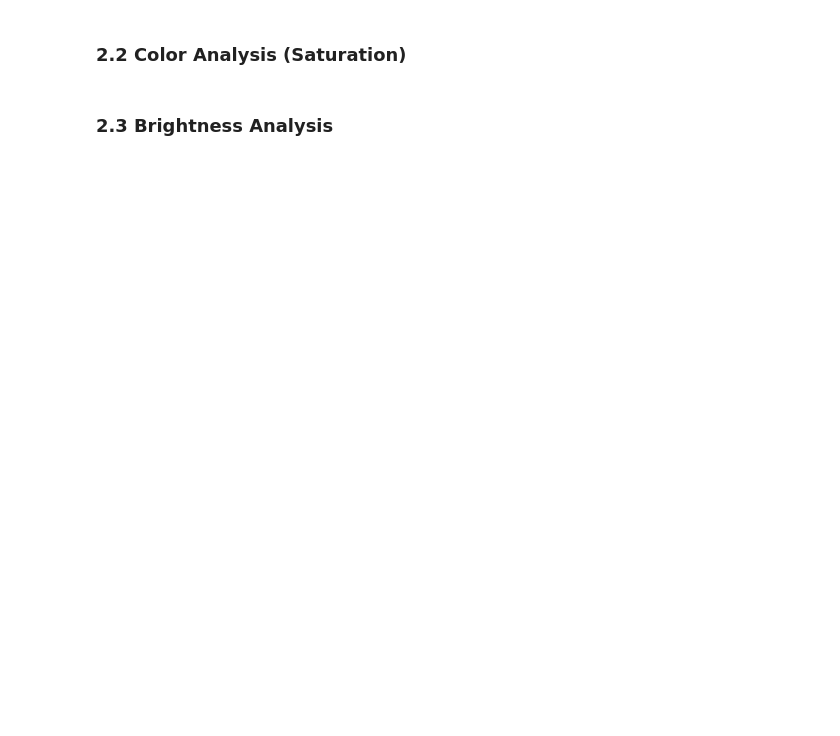
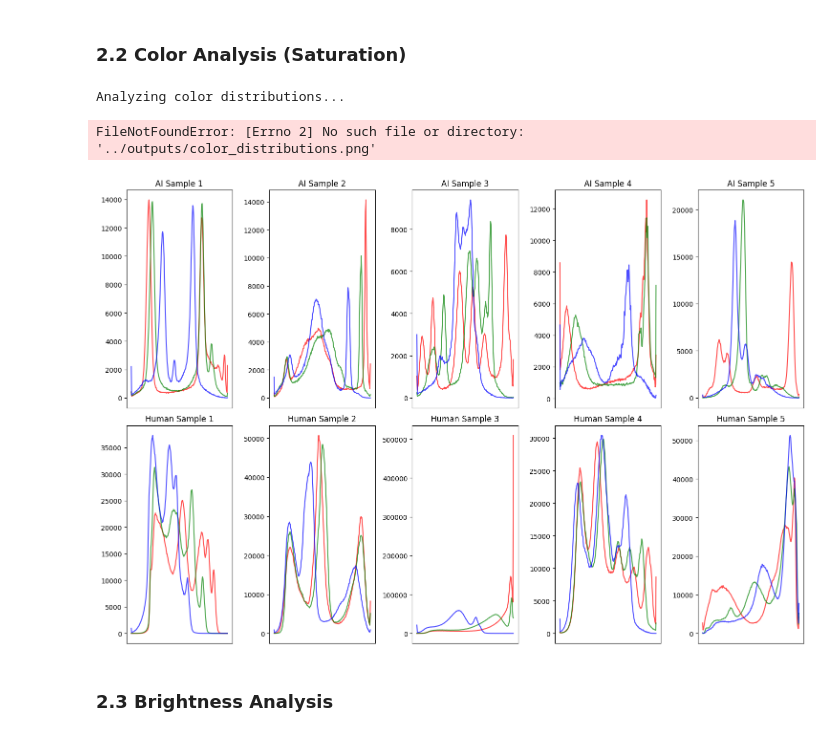
Before and after one commit to JiayiCai152k/AI-Art-Detector, a Jupyter notebook: ai-artwork-detection.ipynb, the cells around one changed output. Cells and saved outputs as stored; diff of their text form; code cells hidden in the pictures; blank space fills up the shorter version.

```diff
--- a/ai-artwork-detection.ipynb
+++ b/ai-artwork-detection.ipynb
@@ -76,8 +81,14 @@ Found 1167 human-created images
 # %% [markdown]
 ### 2.2 Color Analysis (Saturation)
 # %%
+import os
+os.makedirs('outputs', exist_ok=True)
 print("\nAnalyzing color distributions...")
 plot_sample_color_distributions(df)
+# %% [output]
+Analyzing color distributions...
+FileNotFoundError: [Errno 2] No such file or directory: '../outputs/color_distributions.png'
+[figure, added]
 # %% [markdown]
 ### 2.3 Brightness Analysis
 # %%
```
Also changed, not shown: parts of 3 cells of this notebook, 5 other files.
